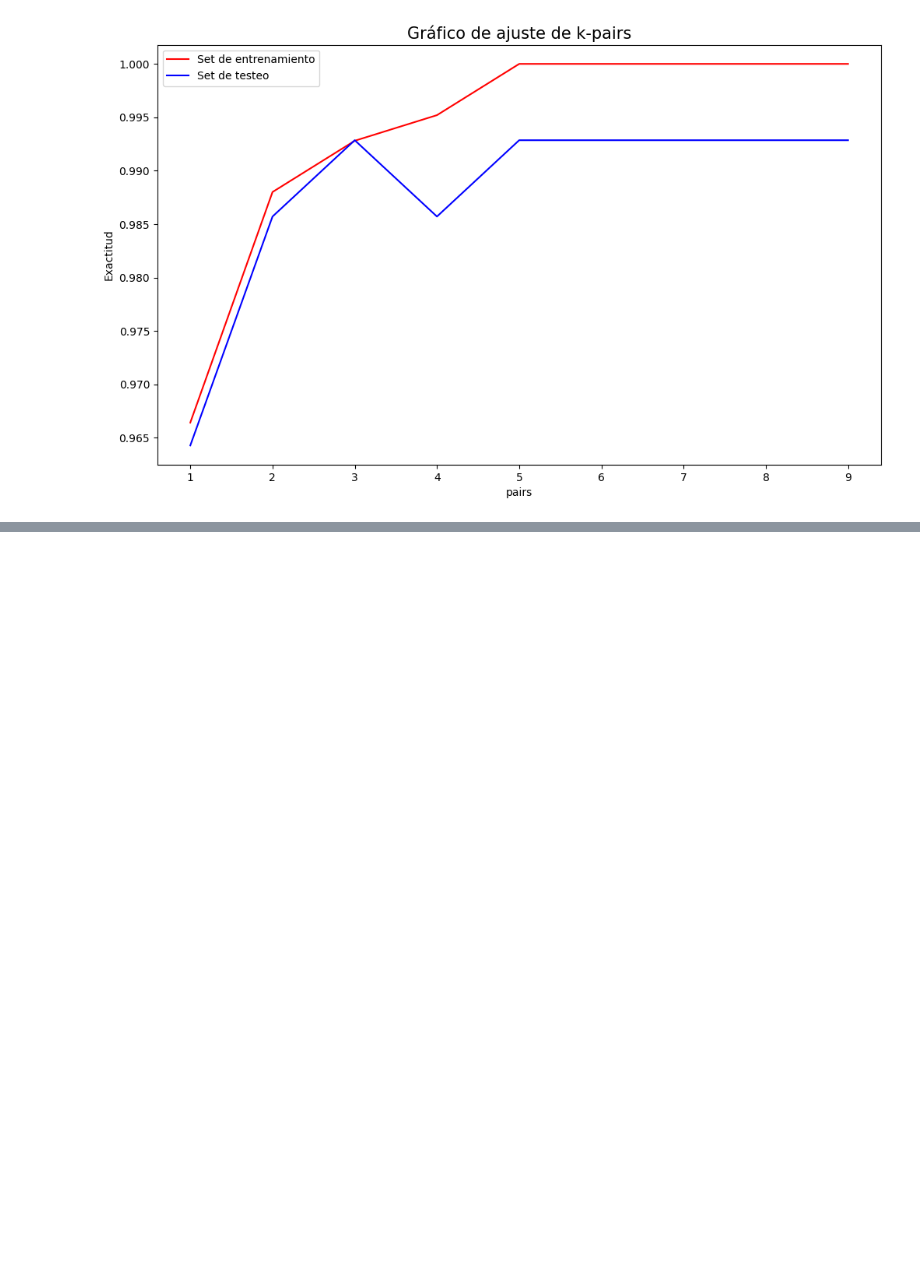
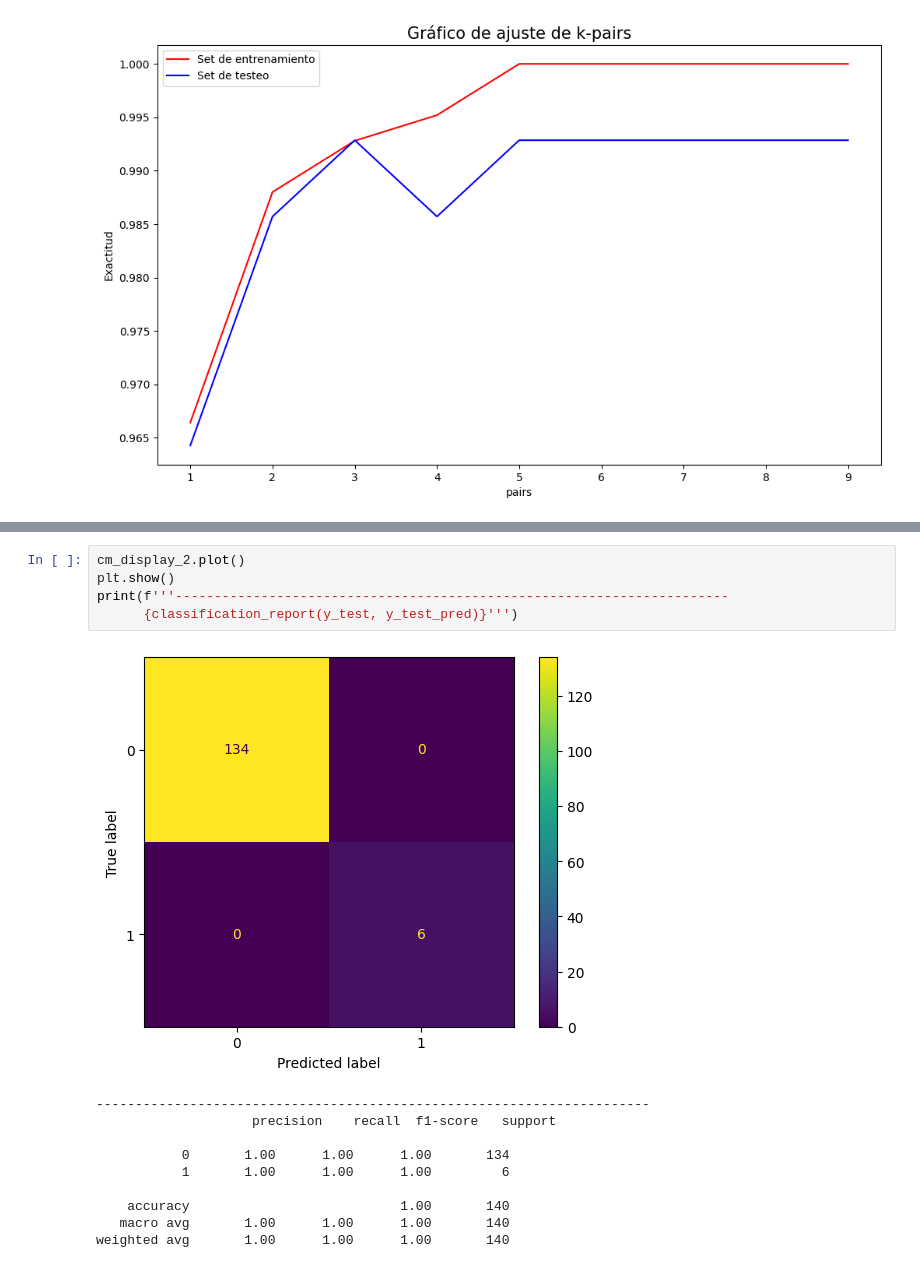
Before and after one commit to whipped-coffee/M06-Proyecto-Integrador-Machine-Learning, a Jupyter notebook: ArbolDeDecision.ipynb, the cells around one changed output, grey strips where cells are left out. Drawn from its saved outputs; the diff is of its cells as text; blank space fills up the shorter version.

```diff
--- a/ArbolDeDecision.ipynb
+++ b/ArbolDeDecision.ipynb
@@ -123,0 +158,16 @@ clf.fit(X_train,y_train)
+# %%
+cm_display_2.plot()
+plt.show()
+print(f'''-----------------------------------------------------------------------
+      {classification_report(y_test, y_test_pred)}''')
+# %% [output]
+[figure, added]
+-----------------------------------------------------------------------
+                    precision    recall  f1-score   support
+
+           0       1.00      1.00      1.00       134
+           1       1.00      1.00      1.00         6
+
+    accuracy                           1.00       140
+   macro avg       1.00      1.00      1.00       140
+weighted avg       1.00      1.00      1.00       140
```
Also changed, not shown: parts of 12 cells of this notebook.
